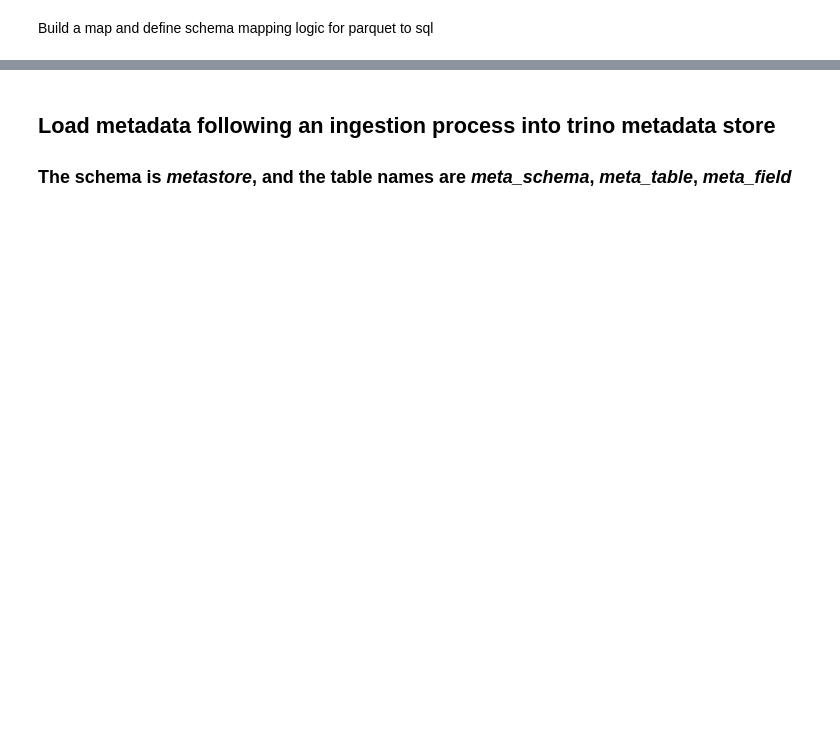
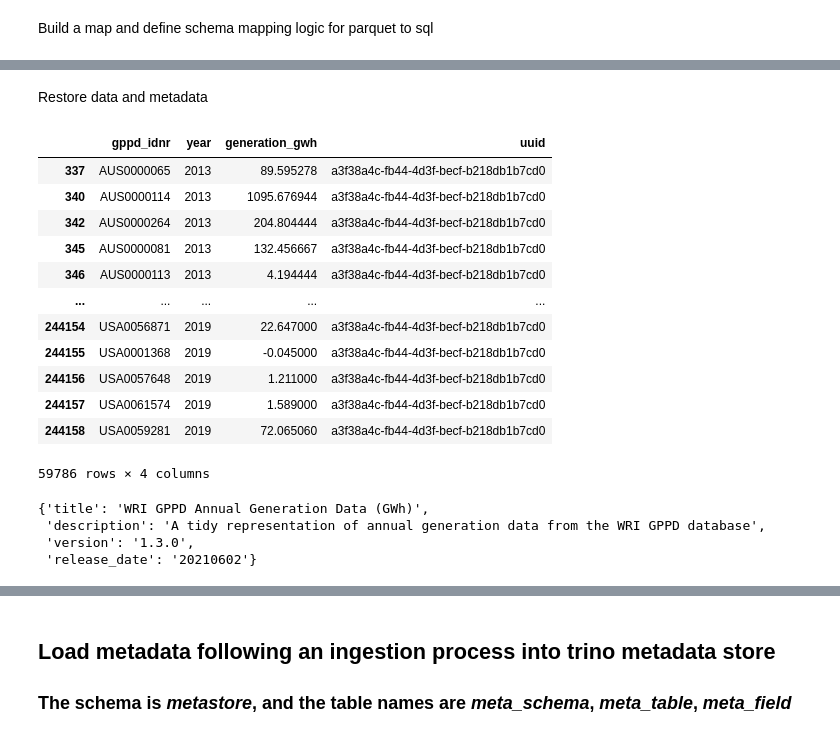
Before and after one commit to os-climate/wri-gppd-ingestion-pipeline, a Jupyter notebook: notebooks/WRI-gppd-ingest.ipynb, the cells around one changed output, grey strips where cells are left out. Cells and saved outputs as stored; diff of their text form; code cells hidden in the pictures; blank space fills up the shorter version.

```diff
--- a/notebooks/WRI-gppd-ingest.ipynb
+++ b/notebooks/WRI-gppd-ingest.ipynb
@@ -233,0 +400,12 @@ for tablename, df in tablename_to_df.items():
+# %%
+tablename = 'annual_gwh'
+pq.write_table(
+    table,
+    '/tmp/{tname}.parquet'.format(tname=tablename)
+)
+# df.to_parquet('/tmp/{tname}.parquet'.format(tname=tablename), index=False)
+s3.upload_file(
+    Bucket=os.environ['S3_DEV_BUCKET'],
+    Key='trino/wri_gppd/{tname}/{tname}.parquet'.format(tname=tablename),
+    Filename='/tmp/{tname}.parquet'.format(tname=tablename)
+)
@@ -233,0 +425,44 @@ for tablename, df in tablename_to_df.items():
+# %% [markdown]
+Restore data and metadata
+# %%
+# Read the Parquet file into an Arrow table
+obj = s3.get_object(
+    Bucket=os.environ['S3_DEV_BUCKET'],
+    Key='trino/wri_gppd/{tname}/{tname}.parquet'.format(tname=tablename)
+)
+restored_table = pq.read_table(io.BytesIO(obj['Body'].read()))
+# Call the table’s to_pandas conversion method to restore the dataframe
+# This operation uses the Pandas metadata to reconstruct the dataFrame under the hood
+restored_df = restored_table.to_pandas()
+# The custom metadata is accessible via the Arrow table’s metadata object
+# Use the custom metadata key used earlier (taking care to once again encode the key as bytes)
+restored_meta_json = restored_table.schema.metadata[custom_meta_key.encode()]
+# Deserialize the json string to get back metadata
+restored_meta = json.loads(restored_meta_json)
+# Use the custom metadata fields key used earlier (taking care to once again encode the key as bytes)
+restored_meta_json_fields = restored_table.schema.metadata[custom_meta_key_fields.encode()]
+# Deserialize the json string to get back metadata
+restored_meta_fields = json.loads(restored_meta_json_fields)
+# %%
+restored_df
+# %% [output]
+|  | gppd_idnr | year | generation_gwh | uuid |
+| 337 | AUS0000065 | 2013 | 89.595278 | a3f38a4c-fb44-4d3f-becf-b218db1b7cd0 |
+| 340 | AUS0000114 | 2013 | 1095.676944 | a3f38a4c-fb44-4d3f-becf-b218db1b7cd0 |
+| 342 | AUS0000264 | 2013 | 204.804444 | a3f38a4c-fb44-4d3f-becf-b218db1b7cd0 |
+| 345 | AUS0000081 | 2013 | 132.456667 | a3f38a4c-fb44-4d3f-becf-b218db1b7cd0 |
+| 346 | AUS0000113 | 2013 | 4.194444 | a3f38a4c-fb44-4d3f-becf-b218db1b7cd0 |
+| ... | ... | ... | ... | ... |
+| 244154 | USA0056871 | 2019 | 22.647000 | a3f38a4c-fb44-4d3f-becf-b218db1b7cd0 |
+| 244155 | USA0001368 | 2019 | -0.045000 | a3f38a4c-fb44-4d3f-becf-b218db1b7cd0 |
+| 244156 | USA0057648 | 2019 | 1.211000 | a3f38a4c-fb44-4d3f-becf-b218db1b7cd0 |
+| 244157 | USA0061574 | 2019 | 1.589000 | a3f38a4c-fb44-4d3f-becf-b218db1b7cd0 |
+| 244158 | USA0059281 | 2019 | 72.065060 | a3f38a4c-fb44-4d3f-becf-b218db1b7cd0 |
+59786 rows × 4 columns
+# %%
+restored_meta
+# %% [output]
+{'title': 'WRI GPPD Annual Generation Data (GWh)',
+ 'description': 'A tidy representation of annual generation data from the WRI GPPD database',
+ 'version': '1.3.0',
+ 'release_date': '20210602'}
```
Also changed, not shown: parts of 83 cells of this notebook.
